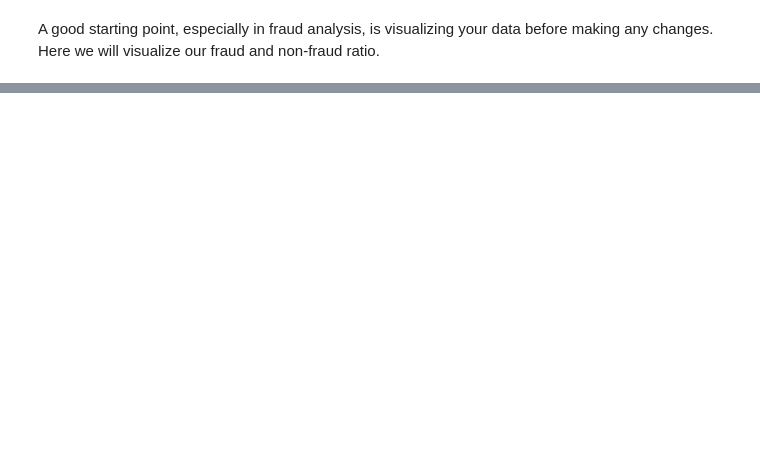
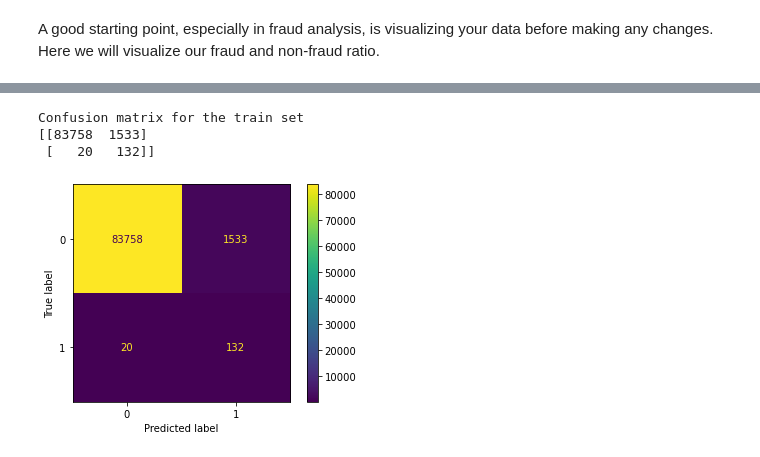
Before and after one commit to msantanarod/Fraud-Prevention-Analytics, a Jupyter notebook: Credit Card Fraud Detection.ipynb, the cells around one changed output, grey strips where cells are left out. Drawn from its saved outputs; the diff is of its cells as text; code cells hidden in the pictures; blank space fills up the shorter version.

```diff
--- a/Credit Card Fraud Detection.ipynb
+++ b/Credit Card Fraud Detection.ipynb
@@ -212,0 +281,9 @@ plot_data(X,y)
+# %%
+#Define the pipeline. Here we combine the SMOTE with the logistic regression:
+pipeline = Pipeline([('SMOTE', resampling), ('Logistic Regression', model)])
+# %%
+#Create training and test set (XY split):
+X_train, X_test, y_train, y_test=train_test_split(X,y,test_size=0.30, random_state=1000)
+# %%
+##fit our pipeline with our training set
+pipeline.fit(X_train,y_train)
@@ -212,0 +300,14 @@ plot_data(X,y)
+# %%
+# Get predicting values
+predicted=pipeline.predict(X_test)
+# %%
+#print confussion matrix for the training set
+print("Confusion matrix for the train set")
+print(confusion_matrix(y_test,predicted))
+plot_confusion_matrix(model,X_test,y_test, values_format = 'd')
+plt.show()
+# %% [output]
+Confusion matrix for the train set
+[[83758  1533]
+ [   20   132]]
+[figure, added]
```
Also changed, not shown: parts of 42 cells of this notebook.
